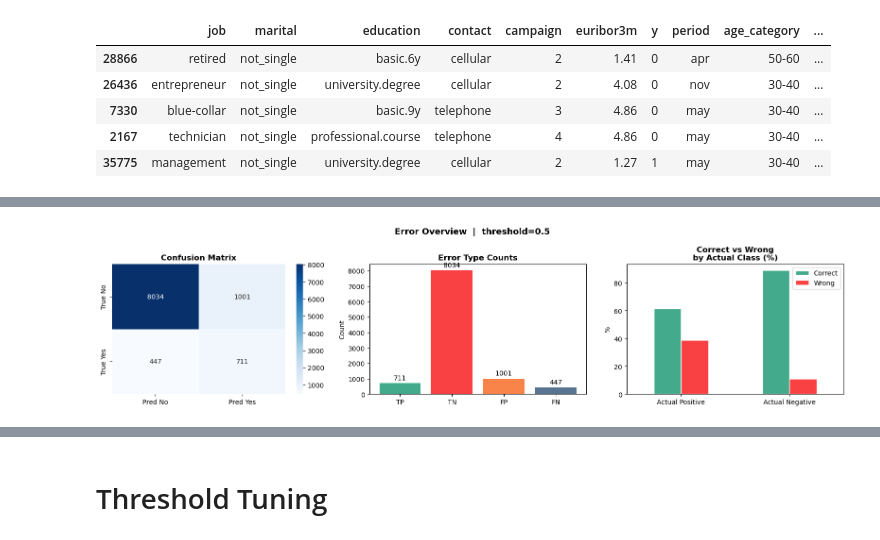
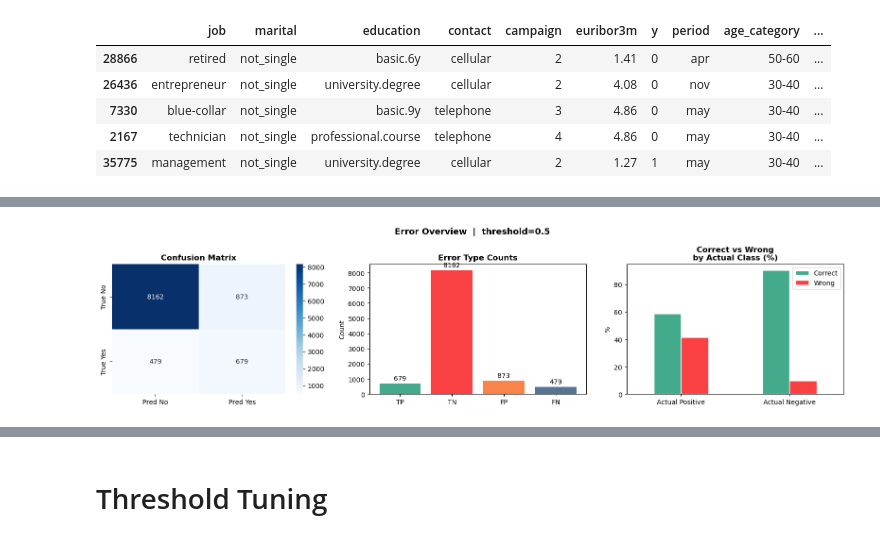
Before and after one commit to Bukhanovskyi/Bank_Marketing_Dataset_Machine_Learning_Project, a Jupyter notebook: Mid_term_Project.ipynb, the cells around one changed output, grey strips where cells are left out. Cells and saved outputs as stored; diff of their text form; code cells hidden in the pictures.

```diff
--- a/Mid_term_Project.ipynb
+++ b/Mid_term_Project.ipynb
@@ -1417,15 +1423,15 @@ def objective(params):
     clf.fit(
         X_train,
         train_target,
-        eval_set=[(X_test, test_target)],
+        eval_set=[(X_val, val_target)],
         verbose=False
     )
 
-    test_proba = clf.predict_proba(X_test)[:, 1]
-    test_auc = roc_auc_score(test_target, test_proba)
+    val_proba = clf.predict_proba(X_val)[:, 1]
+    val_auc = roc_auc_score(val_target, val_proba)
 
     return {
-        'loss': -test_auc,
+        'loss': -val_auc,
         'status': STATUS_OK
     }
 
@@ -1491,17 +1497,17 @@ final_clf = xgb.XGBClassifier(
 final_clf.fit(
     X_train,
     train_target,
-    eval_set=[(X_test, test_target)],
+    eval_set=[(X_val, val_target)],
     verbose=False
 )
 
 
 train_proba = final_clf.predict_proba(X_train)[:, 1]
-test_proba = final_clf.predict_proba(X_test)[:, 1]
+val_proba = final_clf.predict_proba(X_val)[:, 1]
 
 train_auc = roc_auc_score(train_target, train_proba)
-test_auc = roc_auc_score(test_target, test_proba)
+val_auc = roc_auc_score(val_target, val_proba)
 
 print(f'Train AUROC: {train_auc:.4f}')
-print(f'Test AUROC: {test_auc:.4f}')
+print(f'Validation AUROC: {val_auc:.4f}')
 # %% [output]
@@ -1553,15 +1561,15 @@ def objective(params):
     clf.fit(
         train_inputs,
         train_target,
-        eval_set=[(X_test, test_target)],
+        eval_set=[(X_val, val_target)],
         eval_metric='auc'
     )
 
-    test_proba = clf.predict_proba(X_test)[:, 1]
-    test_auc = roc_auc_score(test_target, test_proba)
+    val_proba = clf.predict_proba(X_val)[:, 1]
+    val_auc = roc_auc_score(val_target, val_proba)
 
     return {
-        'loss': -test_auc,
+        'loss': -val_auc,
         'status': STATUS_OK
     }
 
@@ -1627,16 +1635,16 @@ final_lgb_clf = lgb.LGBMClassifier(
 final_lgb_clf.fit(
     X_train,
     train_target,
-    eval_set=[(X_test, test_target)],
+    eval_set=[(X_val, val_target)],
     eval_metric='auc'
 )
 
 train_proba = final_lgb_clf.predict_proba(X_train)[:, 1]
-test_proba = final_lgb_clf.predict_proba(X_test)[:, 1]
+val_proba = final_lgb_clf.predict_proba(X_val)[:, 1]
 
 train_auc = roc_auc_score(train_target, train_proba)
-test_auc = roc_auc_score(test_target, test_proba)
+val_auc = roc_auc_score(val_target, val_proba)
 
 print(f'Train AUROC: {train_auc:.4f}')
-print(f'Validation AUROC: {test_auc:.4f}')
+print(f'Validation AUROC: {val_auc:.4f}')
 # %% [output]
@@ -1757,15 +1785,15 @@ The table displays the following Error types:
 - **TN** (True Negative) — correctly predicted non-subscriber
 # %%
 # Values of predictions from the best model
-y_prob = final_lgb_clf.predict_proba(X_test)[:, 1]
+y_prob = final_lgb_clf.predict_proba(X_val)[:, 1]
 y_pred = (y_prob >= 0.5).astype(int)
 
 # Error table
-err_df = test_df.copy()
+err_df = val_df.copy()
 err_df['y'] = (err_df['y'] == 'yes').astype(int)
 err_df['y_pred'] = y_pred
 err_df['y_prob'] = y_prob
-err_df['correct'] = (test_target.values == y_pred).astype(int)
+err_df['correct'] = (val_target.values == y_pred).astype(int)
 err_df['error_type'] = np.where(
     (err_df['y']==1) & (err_df['y_pred']==0), 'FN',
     np.where((err_df['y']==0) & (err_df['y_pred']==1), 'FP',
@@ -1840,7 +1868,7 @@ final_df[final_df['count']>1000].sort_values('negative_rate', ascending=False)
 fig, axes = plt.subplots(1, 3, figsize=(16, 4))
 
 # Confusion matrix
-cm = confusion_matrix(test_target, y_pred)
+cm = confusion_matrix(val_target, y_pred)
 sns.heatmap(cm, annot=True, fmt='d', cmap='Blues',
             xticklabels=['Pred No','Pred Yes'],
             yticklabels=['True No','True Yes'], ax=axes[0])
@@ -1851,34 +1879,34 @@ type_counts = err_df['error_type'].value_counts().reindex(['TP','TN','FP','FN'])
 bars = axes[1].bar(type_counts.index, type_counts.values,
                    color=[COLORS[t] for t in type_counts.index])
 axes[1].bar_label(bars, fmt='%d', padding=3)
 axes[1].set_title('Error Type Counts', fontweight='bold')
 axes[1].set_ylabel('Count')
 
 # Error type as % of actual class
 actual_pos = err_df[err_df['y']==1]
 actual_neg = err_df[err_df['y']==0]
 breakdown = pd.DataFrame({
     'Actual Positive': [
         (actual_pos['error_type']=='TP').mean()*100,
         (actual_pos['error_type']=='FN').mean()*100
     ],
     'Actual Negative': [
         (actual_neg['error_type']=='TN').mean()*100,
         (actual_neg['error_type']=='FP').mean()*100
     ]
 }, index=['Correct','Wrong'])
 breakdown.T.plot(kind='bar', color=['#43aa8b','#f94144',],
                   ax=axes[2], width=0.5, edgecolor='white')
 axes[2].set_title('Correct vs Wrong\nby Actual Class (%)', fontweight='bold')
 axes[2].set_ylabel('%')
 axes[2].set_xticklabels(axes[2].get_xticklabels(), rotation=0)
 axes[2].legend(['Correct','Wrong'])
 
 plt.suptitle(f'Error Overview  |  threshold={0.5}', fontsize=13, fontweight='bold')
 plt.tight_layout()
 plt.show()
 # %% [output]
-[figure, old version]
+[figure, new version]
 # %%
 def plot_errors_analysis(
     err_df: pd.DataFrame,
```
Also changed, not shown: parts of 55 cells of this notebook.
